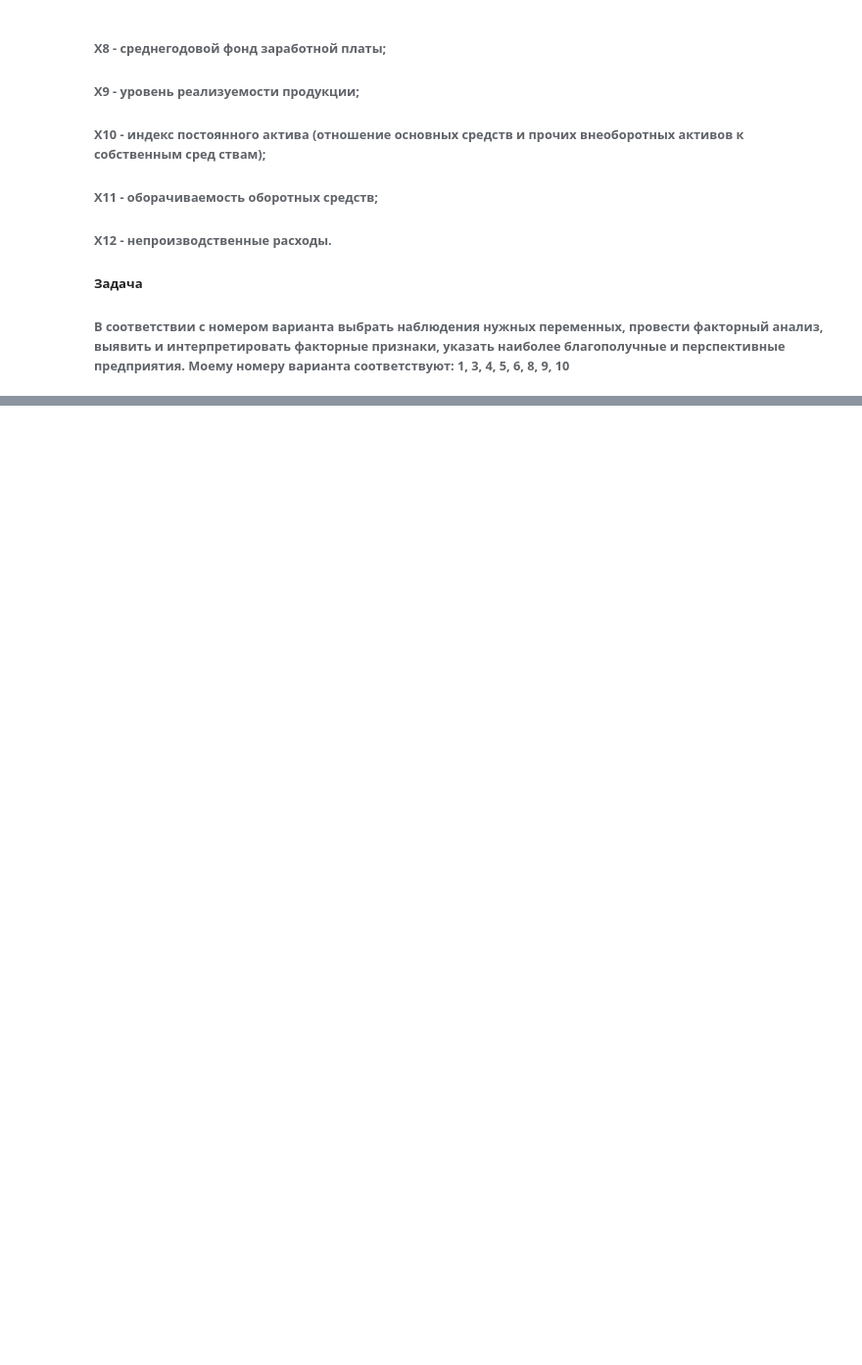
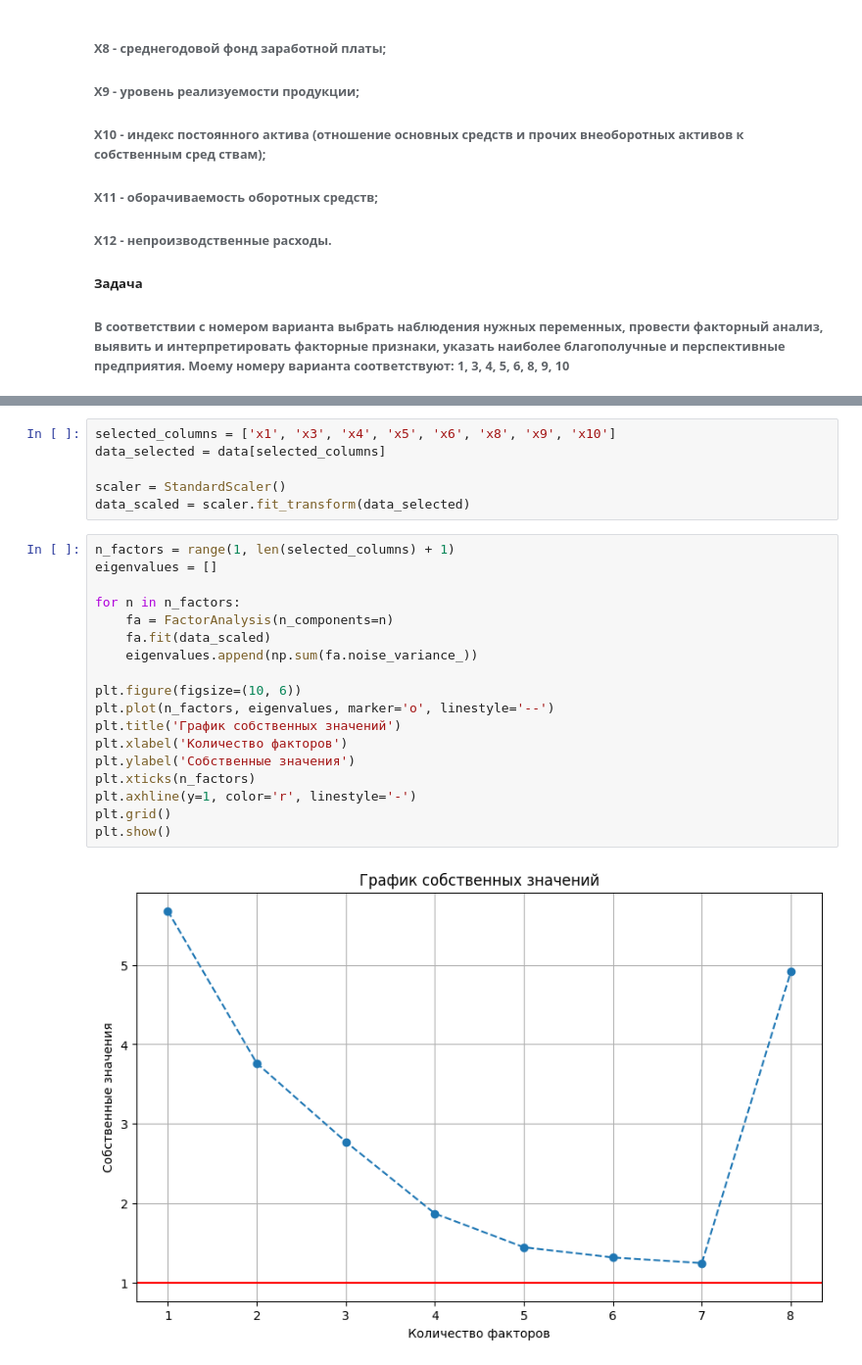
Before and after one commit to KrasArma/mathematical-statistics, a Jupyter notebook: 4---factor-analysis/laba4.ipynb, the cells around one changed output, grey strips where cells are left out. Shown: that part at 98% size. Cells and saved outputs as stored; diff of their text form; blank space fills up the shorter version.

```diff
--- a/4---factor-analysis/laba4.ipynb
+++ b/4---factor-analysis/laba4.ipynb
@@ -36,3 +37,29 @@ data.tail()
 | 18 | 1.4 | 0.27 | 0.37 | 1.27 | 1 | 0.16 | 59.4 | 18452 | 0.65 | 0.64 | ... |
 | 19 | 1.12 | 0.01 | 0.35 | 1.5 | 1.27 | 0.15 | 391.27 | 7888 | 0.84 | 0.51 | ... |
 | 20 | 1.22 | 0.42 | 0.26 | 1.09 | 0.54 | 0.1 | 48.41 | 20122 | 0.69 | 0.67 | ... |
+# %%
+selected_columns = ['х1', 'х3', 'х4', 'х5', 'х6', 'х8', 'х9', 'х10']
+data_selected = data[selected_columns]
+
+scaler = StandardScaler()
+data_scaled = scaler.fit_transform(data_selected)
+# %%
+n_factors = range(1, len(selected_columns) + 1)
+eigenvalues = []
+
+for n in n_factors:
+    fa = FactorAnalysis(n_components=n)
+    fa.fit(data_scaled)
+    eigenvalues.append(np.sum(fa.noise_variance_))
+
+plt.figure(figsize=(10, 6))
+plt.plot(n_factors, eigenvalues, marker='o', linestyle='--')
+plt.title('График собственных значений')
+plt.xlabel('Количество факторов')
+plt.ylabel('Собственные значения')
+plt.xticks(n_factors)
+plt.axhline(y=1, color='r', linestyle='-')
+plt.grid()
+plt.show()
+# %% [output]
+[figure, added]
```
Also changed, not shown: parts of 8 cells of this notebook.
